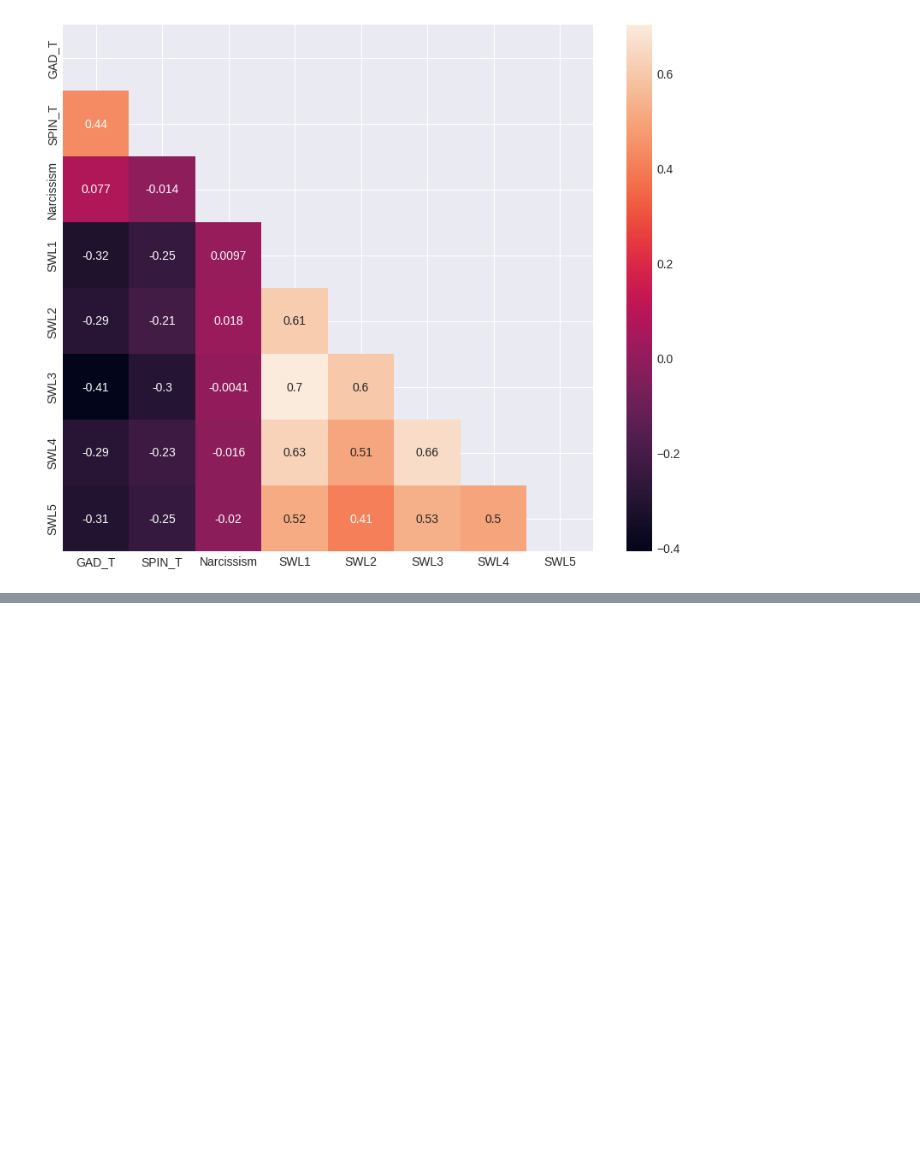
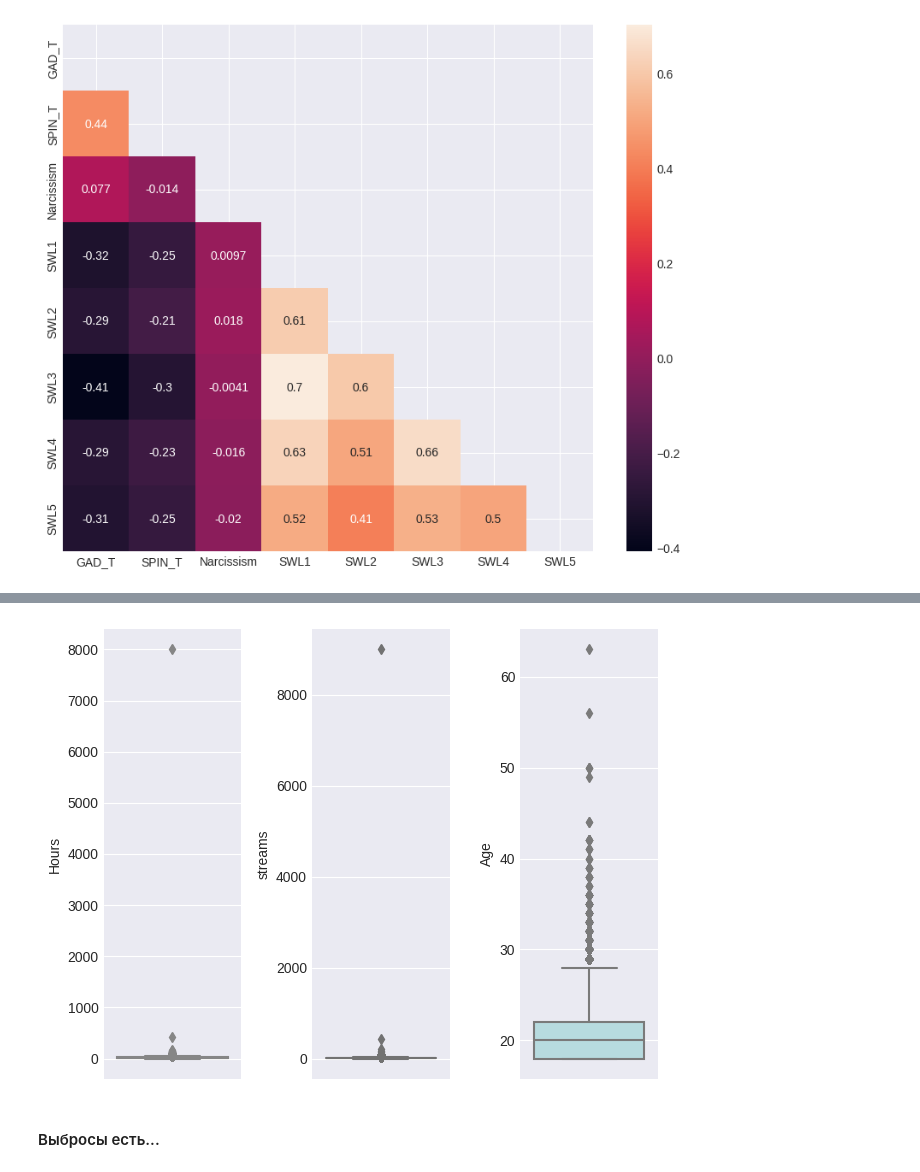
Before and after one commit to aubergeeen/ML_final_project, a Jupyter notebook: ml-fin.ipynb, the cells around one changed output, grey strips where cells are left out. Drawn from its saved outputs; the diff is of its cells as text; code cells hidden in the pictures; blank space fills up the shorter version.

```diff
--- a/ml-fin.ipynb
+++ b/ml-fin.ipynb
@@ -279,14 +254,0 @@ sns.displot(df, x="Game")
-# %%
-numeric_features = ['Hours', 'Age', 'Game', 'Work', 'GAD_T', 'SPIN_T']
-
-fig, axes = plt.subplots(3, 2, figsize=(14, 10))
-axes = axes.flatten()
-
-for i, feature in enumerate(numeric_features):
-    sns.scatterplot(ax=axes[i], x=df[feature], y=df['SWL_T'])
-    axes[i].set_title(f'Зависимость GAD_T от {feature}', fontsize=14)
-    axes[i].set_xlabel(feature, fontsize=12)
-    axes[i].set_ylabel('SWL_T', fontsize=12)
-
-plt.tight_layout()
-plt.show()
@@ -294,0 +288,18 @@ plt.show()
+# %%
+# ПОСМОТРИМ НА ЯЩИКИ С УСАМИ
+# Проверим, есть ли выбросы
+
+features = ['Hours', 'streams', 'Age']
+colors = ['pink', 'plum', 'powderblue']
+
+fig, axes = plt.subplots(1, 3)
+axes = axes.flatten()
+
+for i, col in enumerate(features):
+    sns.boxplot(ax=axes[i], y=df[col], color=colors[i])
+
+plt.tight_layout()
+# %% [output]
+[figure, added]
+# %% [markdown]
+#### Выбросы есть...
```
Also changed, not shown: parts of 24 cells of this notebook.
